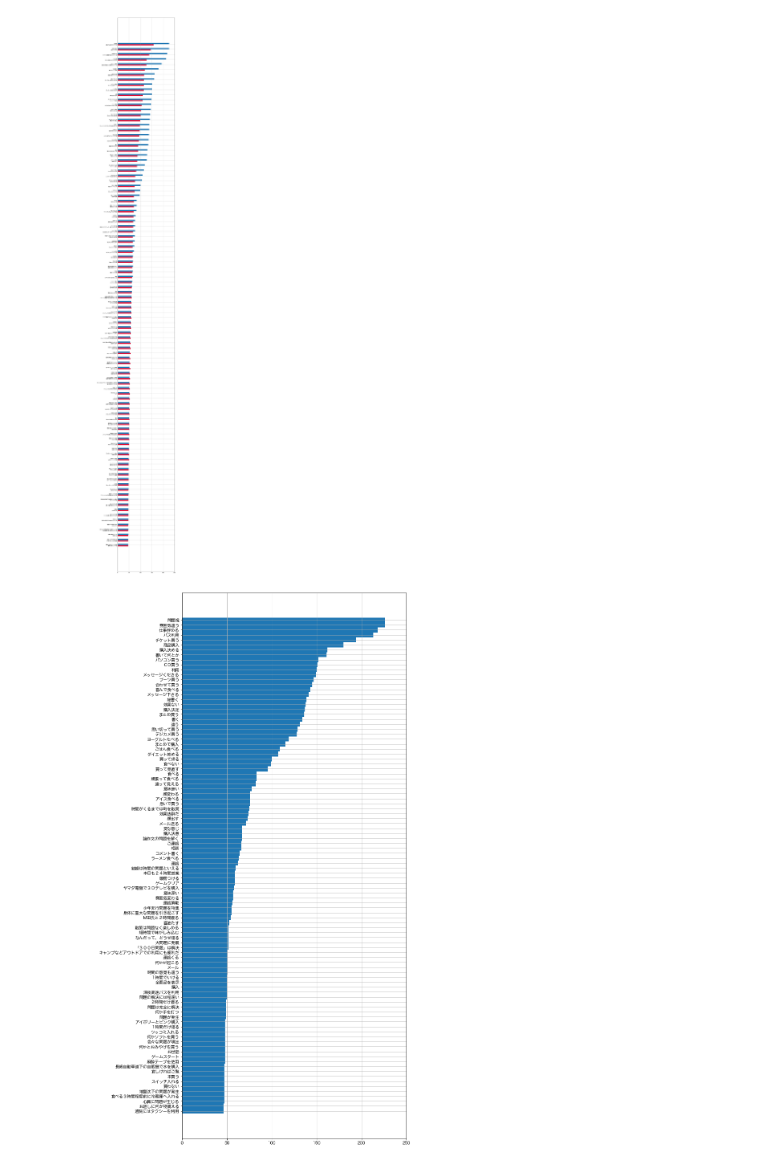
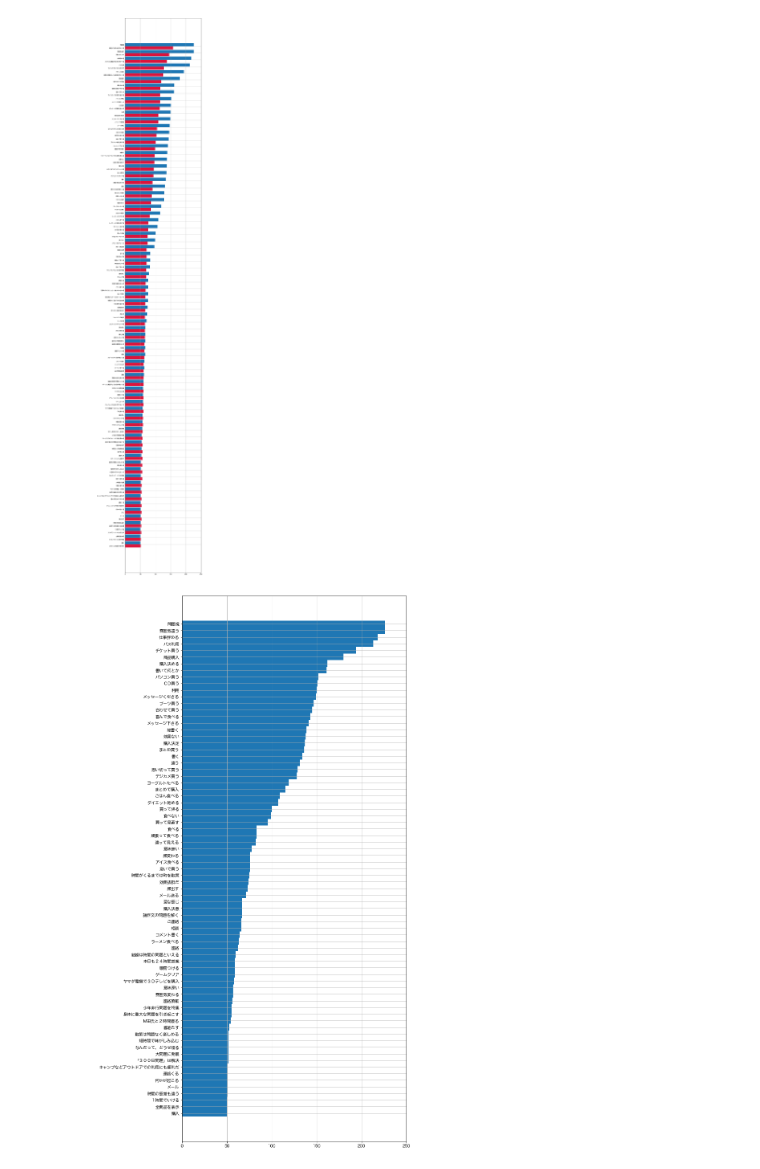
Before and after one commit to omukazu/pyplots, a Jupyter notebook: pyplots.ipynb, the cells around one changed output. Drawn from its saved outputs; the diff is of its cells as text; code cells hidden in the pictures.

Commit message:
modify figure

```diff
--- a/pyplots.ipynb
+++ b/pyplots.ipynb
@@ -16,25 +16,30 @@ with open('data/count_distractors_baseline.tsv', 'r') as f:
 ls2 = [''.join(line[0].split(' ')) for line in lines]
 y2 = [int(line[1]) for line in lines]
 # %%
-length = 100
-w = 0.5
+# 各問題の上位100頻度のdistractor
+
+length = 75
+w = 0.7
 
 fig = plt.figure(figsize=(10.0, length))
-x = np.array([n * 2 for n in range(length)])
-ls = [f'{l1}\n{l2}' for l1, l2 in zip(ls1[:length][::-1], ls2[:length][::-1])]
+x = np.array([n * 1.5 for n in range(length)])
+ls = [f'{l1}\n\n{l2}' for l1, l2 in zip(ls1[:length][::-1], ls2[:length][::-1])]
 plt.barh(x+w, y1[:length][::-1], height=w)
 plt.barh(x, y2[:length][::-1], height=w, color='crimson')
 plt.yticks(x+w/2, ls)
 plt.xlim(0, max(y1+y2) + 25)
 plt.grid(True)
 plt.show()
 # %% [output]
-[figure, old version]
+[figure, new version]
 # %%
+# 全条件を適用して作成した問題の上位100頻度のdistractor
+# 「問題」「買う」「購入」「利用」といった単語が多く含まれ、偏りがある印象
+
 fig = plt.figure(figsize=(10.0, 25))
 plt.barh(ls1[:length][::-1], y1[:length][::-1], height=1)
 plt.xlim(0, 250)
 plt.grid(True)
 plt.show()
 # %% [output]
-[figure, old version]
+[figure, new version]
```
Also changed, not shown: parts of 1 cell of this notebook.
